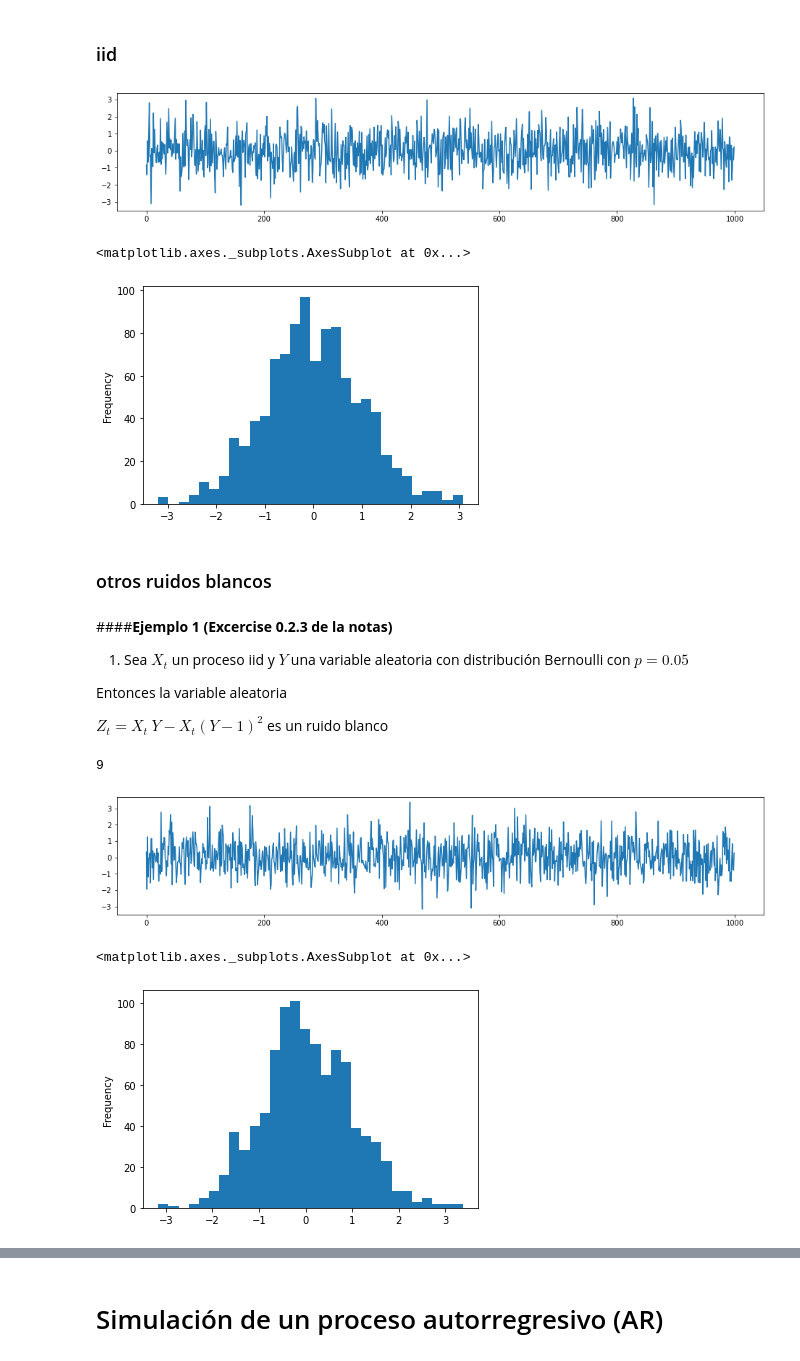
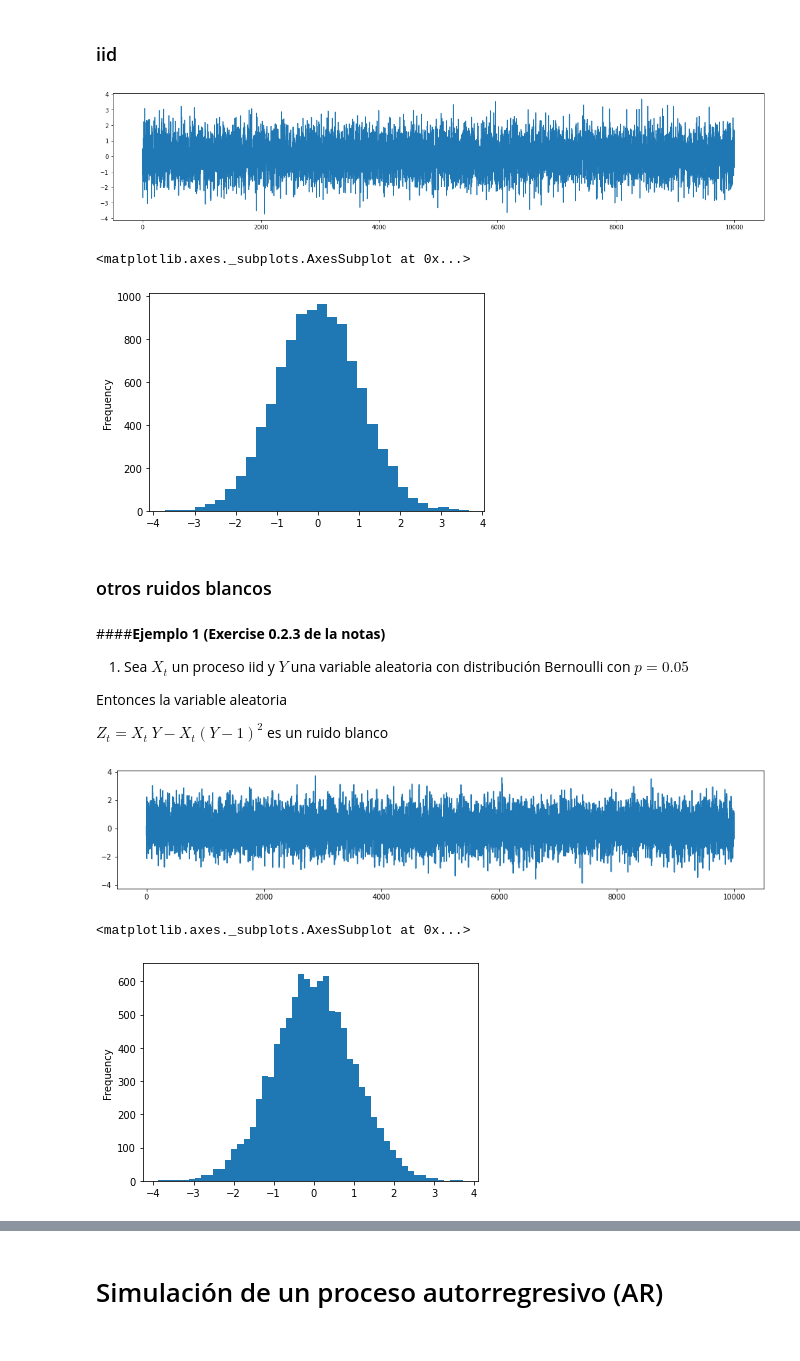
Before and after one commit to AnIsAsPe/Prediccion_de_Riesgo_python, a Jupyter notebook: notebooks/regresión,_ruido_y_series_de_tiempo.ipynb, the cells around one changed output, grey strips where cells are left out. Cells and saved outputs as stored; diff of their text form; code cells hidden in the pictures.

```diff
--- a/notebooks/regresión,_ruido_y_series_de_tiempo.ipynb
+++ b/notebooks/regresión,_ruido_y_series_de_tiempo.ipynb
@@ -70,47 +70,41 @@ pd.Series(errores).plot.hist(bins=30, density = True)
 # %%
 media = 0
 std = 1
-num_muestras = 1000
+num_muestras = 10000
 ruido_blanco = pd.Series(np.random.normal(media, std, num_muestras))
 
-ruido_blanco.plot(figsize = (16,3))
+ruido_blanco.plot(figsize = (20,4))
 plt.show()
 # %% [output]
-[figure, old version]
+[figure, new version]
 # %%
 ruido_blanco.plot.hist(bins=30)
 # %% [output]
 <matplotlib.axes._subplots.AxesSubplot at 0x...>
-[figure, old version]
+[figure, new version]
 # %% [markdown]
 ### otros ruidos blancos
 # %% [markdown]
-####__Ejemplo 1 (Excercise 0.2.3 de la notas)__
+####__Ejemplo 1 (Exercise 0.2.3 de la notas)__
 
 1) Sea $X_t$ un proceso iid y $Y$ una variable aleatoria con distribución Bernoulli con $p = 0.05$
 
 Entonces la variable aleatoria
 
 $Z_t= X_t~Y- X_t(Y-1)^2$ es un ruido blanco
-# %%
-pow(3, 2)
-# %% [output]
-9
 # %%
-media = 0
-std = 1
-num_muestras = 1000
-X_t = pd.Series(np.random.normal(media, std, num_muestras))
-Y = pd.Series(np.random.binomial(1, p = 0.5, size =num_muestras))
+num_muestras = 10000
+X_t = pd.Series(np.random.normal(size= num_muestras))
+Y = pd.Series(np.random.binomial(1, p = 0.5, size = num_muestras))
 Z_t = (X_t * Y) - X_t*pow((Y - 1),2)
 
 Z_t.plot(figsize = (16,3))
 plt.show()
 # %% [output]
-[figure, old version]
+[figure, new version]
 # %%
-Z_t.plot.hist(bins=30)
+Z_t.plot.hist(bins=50)
 # %% [output]
 <matplotlib.axes._subplots.AxesSubplot at 0x...>
-[figure, old version]
+[figure, new version]
 # %% [markdown]
```
Also changed, not shown: parts of 13 cells of this notebook.
